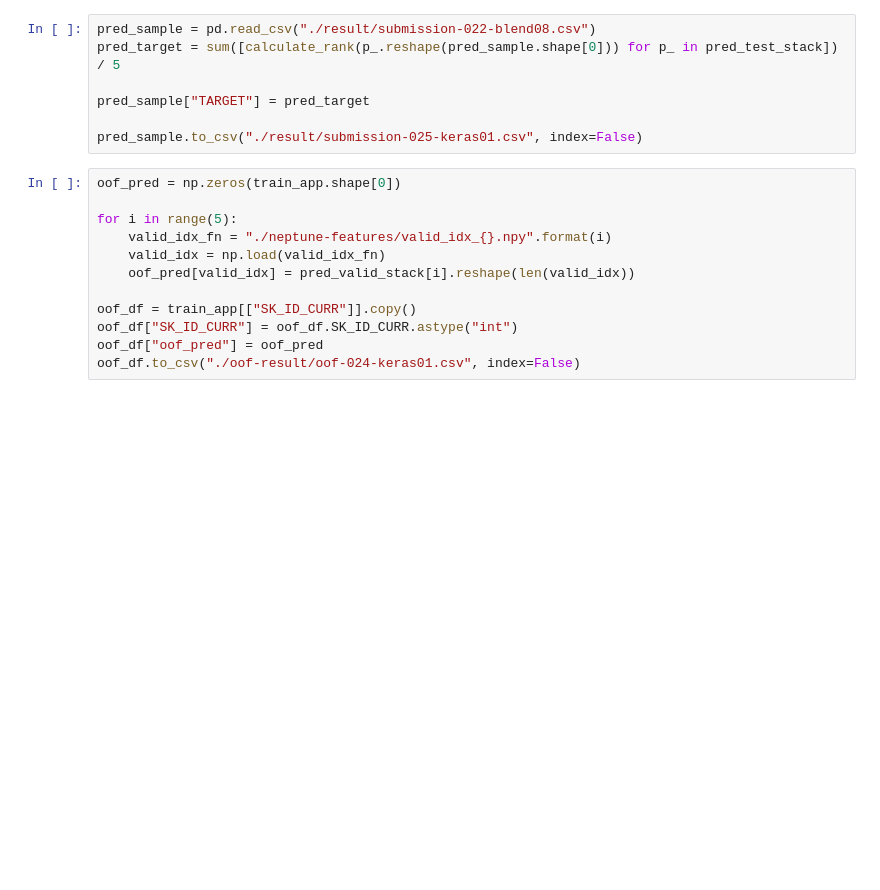
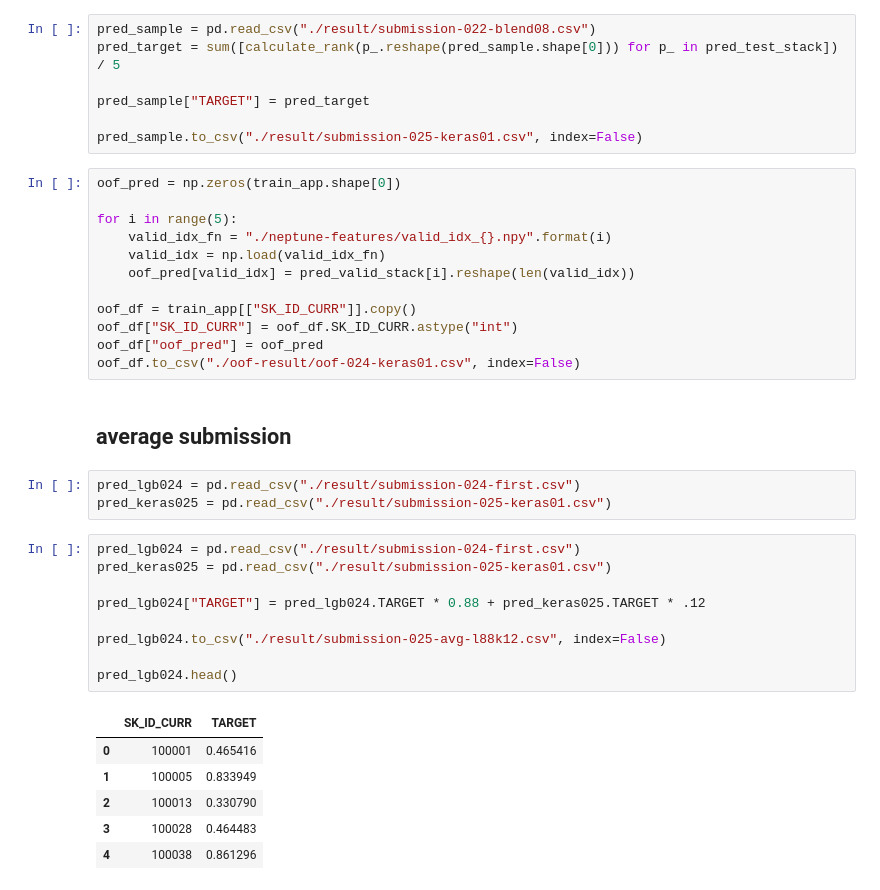
Before and after one commit to kqdmqx/kaggle-Home-Credit-Default-Risk, a Jupyter notebook: 025-kfold-keras.ipynb, the cells around one changed output. Saved outputs shown, nothing was run; the diff lists cells and outputs as text; blank space fills up the shorter version.

```diff
--- a/025-kfold-keras.ipynb
+++ b/025-kfold-keras.ipynb
@@ -392,3 +394,24 @@ oof_df = train_app[["SK_ID_CURR"]].copy()
 oof_df["SK_ID_CURR"] = oof_df.SK_ID_CURR.astype("int")
 oof_df["oof_pred"] = oof_pred
 oof_df.to_csv("./oof-result/oof-024-keras01.csv", index=False)
+# %% [markdown]
+## average submission
+# %%
+pred_lgb024 = pd.read_csv("./result/submission-024-first.csv")
+pred_keras025 = pd.read_csv("./result/submission-025-keras01.csv")
+# %%
+pred_lgb024 = pd.read_csv("./result/submission-024-first.csv")
+pred_keras025 = pd.read_csv("./result/submission-025-keras01.csv")
+
+pred_lgb024["TARGET"] = pred_lgb024.TARGET * 0.88 + pred_keras025.TARGET * .12
+
+pred_lgb024.to_csv("./result/submission-025-avg-l88k12.csv", index=False)
+
+pred_lgb024.head()
+# %% [output]
+|  | SK_ID_CURR | TARGET |
+| 0 | 100001 | 0.465416 |
+| 1 | 100005 | 0.833949 |
+| 2 | 100013 | 0.330790 |
+| 3 | 100028 | 0.464483 |
+| 4 | 100038 | 0.861296 |
```
Also changed, not shown: parts of 11 cells of this notebook, 4 other files.
